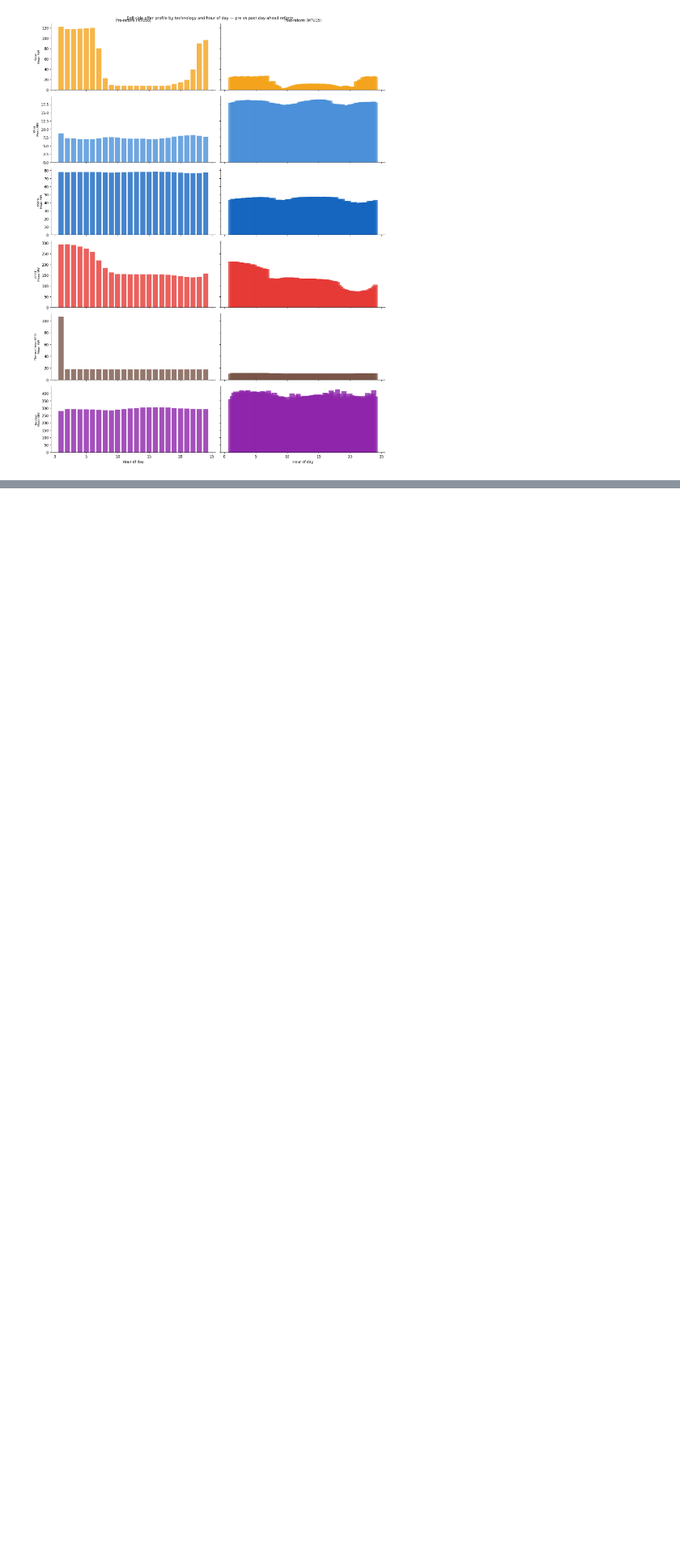
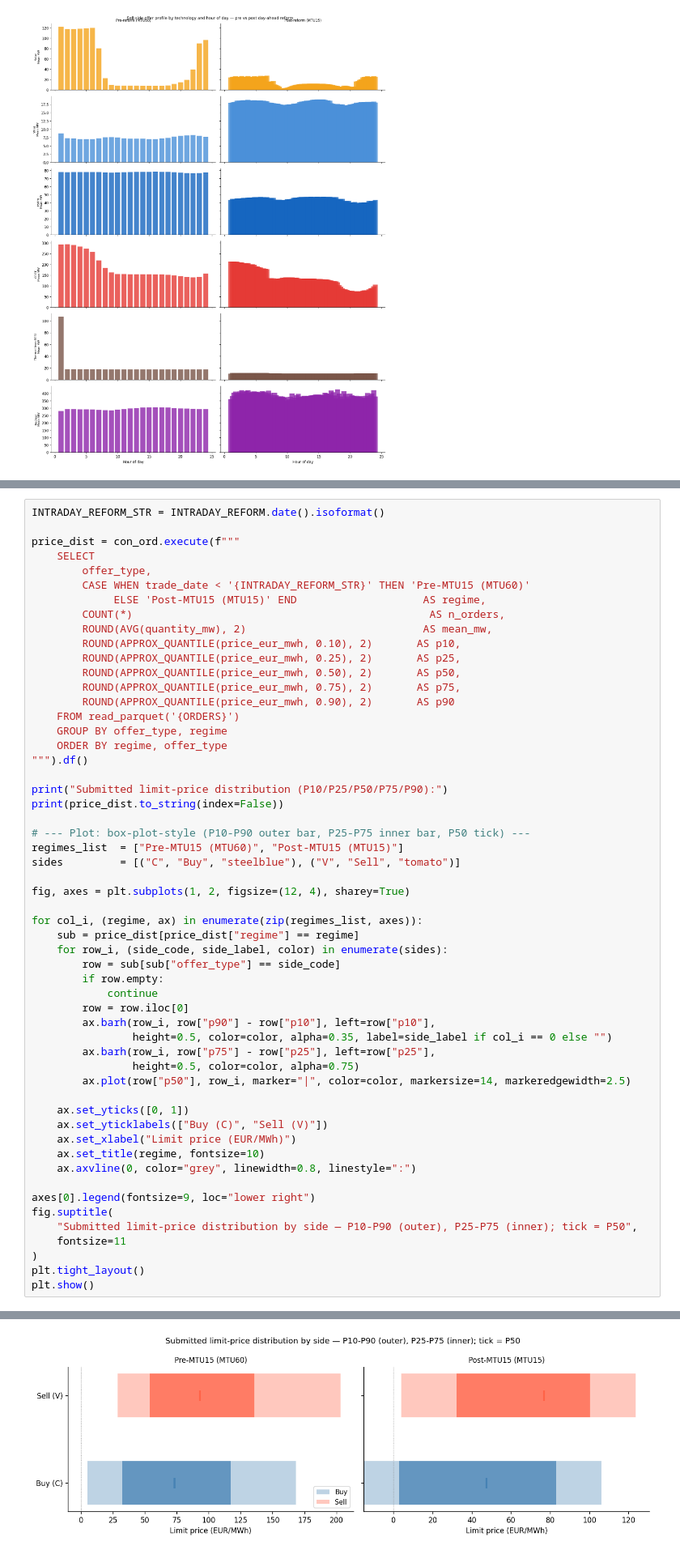
Before and after one commit to PabloParamioPerez/mtu15_project, a Jupyter notebook: explore/omie_validation_and_stats.ipynb, the cells around one changed output, grey strips where cells are left out. Shown at 81% size. Drawn from its saved outputs; the diff is of its cells as text; blank space fills up the shorter version.

```diff
--- a/explore/omie_validation_and_stats.ipynb
+++ b/explore/omie_validation_and_stats.ipynb
@@ -1321,0 +1392,56 @@ plt.show()
+# %%
+INTRADAY_REFORM_STR = INTRADAY_REFORM.date().isoformat()
+
+price_dist = con_ord.execute(f"""
+    SELECT
+        offer_type,
+        CASE WHEN trade_date < '{INTRADAY_REFORM_STR}' THEN 'Pre-MTU15 (MTU60)'
+             ELSE 'Post-MTU15 (MTU15)' END                    AS regime,
+        COUNT(*)                                               AS n_orders,
+        ROUND(AVG(quantity_mw), 2)                            AS mean_mw,
+        ROUND(APPROX_QUANTILE(price_eur_mwh, 0.10), 2)       AS p10,
+        ROUND(APPROX_QUANTILE(price_eur_mwh, 0.25), 2)       AS p25,
+        ROUND(APPROX_QUANTILE(price_eur_mwh, 0.50), 2)       AS p50,
+        ROUND(APPROX_QUANTILE(price_eur_mwh, 0.75), 2)       AS p75,
+        ROUND(APPROX_QUANTILE(price_eur_mwh, 0.90), 2)       AS p90
+    FROM read_parquet('{ORDERS}')
+    GROUP BY offer_type, regime
+    ORDER BY regime, offer_type
+""").df()
+
+print("Submitted limit-price distribution (P10/P25/P50/P75/P90):")
+print(price_dist.to_string(index=False))
+
+# --- Plot: box-plot-style (P10-P90 outer bar, P25-P75 inner bar, P50 tick) ---
+regimes_list  = ["Pre-MTU15 (MTU60)", "Post-MTU15 (MTU15)"]
+sides         = [("C", "Buy", "steelblue"), ("V", "Sell", "tomato")]
+
+fig, axes = plt.subplots(1, 2, figsize=(12, 4), sharey=True)
+
+for col_i, (regime, ax) in enumerate(zip(regimes_list, axes)):
+    sub = price_dist[price_dist["regime"] == regime]
+    for row_i, (side_code, side_label, color) in enumerate(sides):
+        row = sub[sub["offer_type"] == side_code]
+        if row.empty:
+            continue
+        row = row.iloc[0]
+        ax.barh(row_i, row["p90"] - row["p10"], left=row["p10"],
+                height=0.5, color=color, alpha=0.35, label=side_label if col_i == 0 else "")
+        ax.barh(row_i, row["p75"] - row["p25"], left=row["p25"],
+                height=0.5, color=color, alpha=0.75)
+        ax.plot(row["p50"], row_i, marker="|", color=color, markersize=14, markeredgewidth=2.5)
+
+    ax.set_yticks([0, 1])
+    ax.set_yticklabels(["Buy (C)", "Sell (V)"])
+    ax.set_xlabel("Limit price (EUR/MWh)")
+    ax.set_title(regime, fontsize=10)
+    ax.axvline(0, color="grey", linewidth=0.8, linestyle=":")
+
+axes[0].legend(fontsize=9, loc="lower right")
+fig.suptitle(
+    "Submitted limit-price distribution by side — P10-P90 (outer), P25-P75 (inner); tick = P50",
+    fontsize=11
+)
+plt.tight_layout()
+plt.show()
+# %% [output]
@@ -1321,0 +1454 @@ plt.show()
+[figure, added]
```
Also changed, not shown: parts of 19 cells of this notebook.
